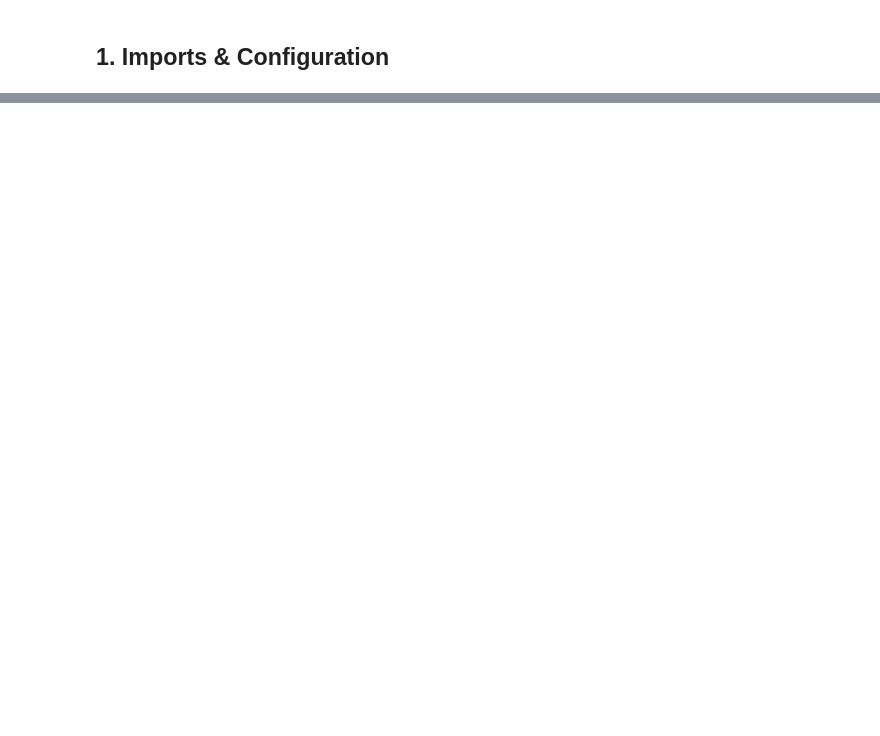
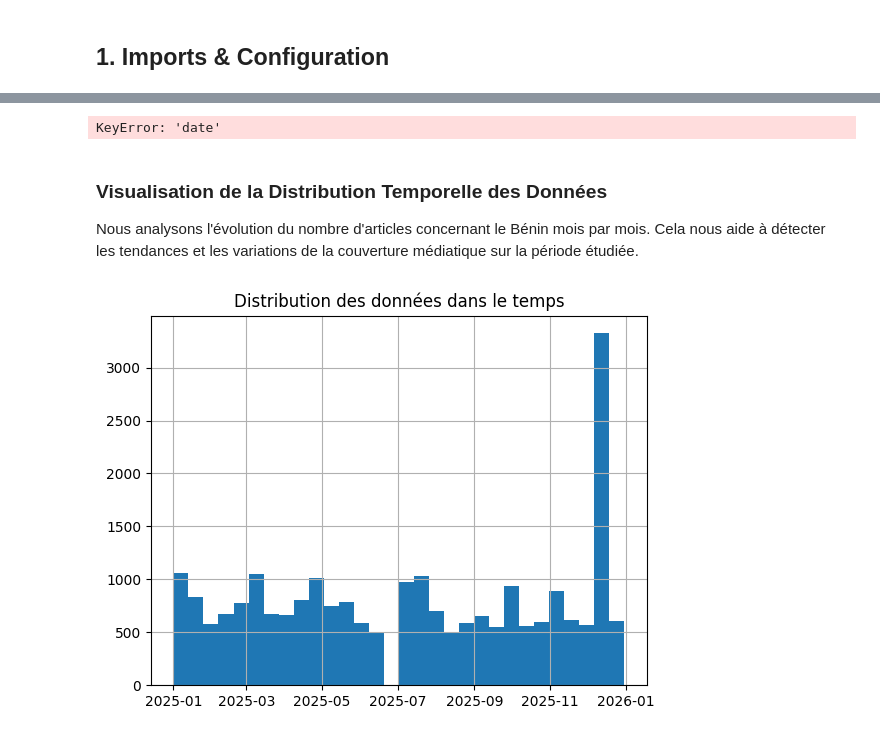
Before and after one commit to GuerindaG/equipe6_benin_insight_challenge_2026, a Jupyter notebook: notebooks/equipe6_Benin_insight_challenge.ipynb, the cells around one changed output, grey strips where cells are left out. Drawn from its saved outputs; the diff is of its cells as text; code cells hidden in the pictures; blank space fills up the shorter version.

```diff
--- a/notebooks/equipe6_Benin_insight_challenge.ipynb
+++ b/notebooks/equipe6_Benin_insight_challenge.ipynb
@@ -278,21 +27,0 @@ fig.show()
-# %%
-# Classification simple du sentiment
-def classif_tone(t):
-    if pd.isna(t):
-        return 'Inconnu'
-    elif t < -2:
-        return 'Négatif'
-    elif t > 2:
-        return 'Positif'
-    else:
-        return 'Neutre'
-
-df['Sentiment'] = df['AvgTone'].apply(classif_tone)
-sent = df['Sentiment'].value_counts().reset_index()
-sent.columns = ['Sentiment','Nombre']
-
-fig = px.bar(sent, x='Sentiment', y='Nombre', color='Sentiment',
-             color_discrete_map={'Positif':'#2E8B57','Neutre':'#808080','Négatif':'#B22222','Inconnu':'#D3D3D3'},
-             title="Classification de la couverture médiatique par sentiment")
-fig.update_layout(template="plotly_white", showlegend=False)
-fig.show()
@@ -539,0 +95,25 @@ fig.show()
+# %%
+df["mois"] = df["date"].dt.to_period("M")
+
+articles_par_mois = df.groupby("mois").size()
+
+articles_par_mois.plot(kind="line", marker="o")
+plt.title("Évolution du nombre darticles sur le Bénin")
+plt.xlabel("Mois")
+plt.ylabel("Nombre darticles")
+plt.xticks(rotation=45)
+plt.show()
+# %% [output]
+KeyError: 'date'
+# %% [markdown]
+### Visualisation de la Distribution Temporelle des Données
+
+Nous analysons l'évolution du nombre d'articles concernant le Bénin mois par mois. Cela nous aide à détecter les tendances et les variations de la couverture médiatique sur la période étudiée.
+# %%
+df["sqldate"].hist(bins=30)
+
+
+plt.title("Distribution des données dans le temps")
+plt.show()
+# %% [output]
+[figure, added]
```
Also changed, not shown: parts of 68 cells of this notebook, 1 other file.
